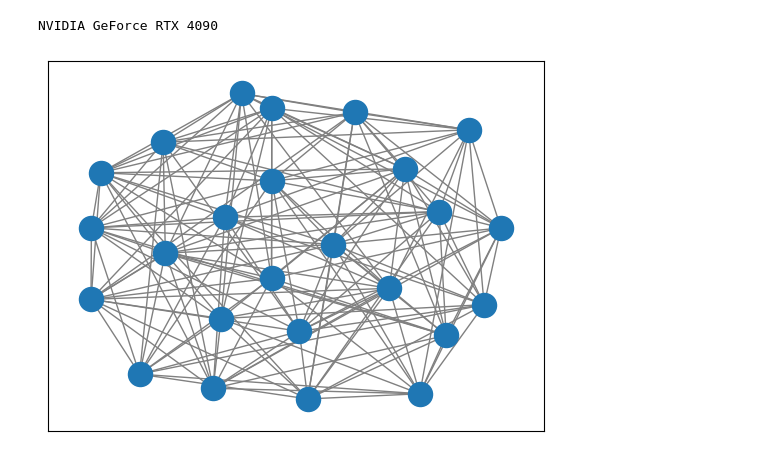
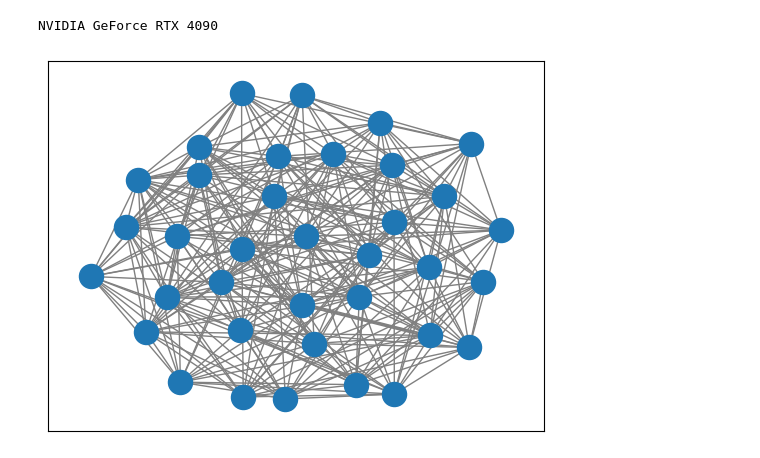
Before and after one commit to dipplestix/GNN, a Jupyter notebook: JK_Color_Attention_Head.ipynb, the cells around one changed output. Cells and saved outputs as stored; diff of their text form; code cells hidden in the pictures.

```diff
--- a/JK_Color_Attention_Head.ipynb
+++ b/JK_Color_Attention_Head.ipynb
@@ -75,11 +75,11 @@ class JKColor(nn.Module):
         adj = to_dense_adj(edge_index).squeeze(0).to(edge_index.device)
         self.adj_normalized = adj
 # %%
-graph = 'queen5_5.col'
+graph = 'queen6_6.col'
 n, edge_list, col_list = col_to_edge_list(f'data/input/COLOR/instances/{graph}')
 plot_coloring(edge_list)
 # %% [output]
-[figure, old version]
+[figure, new version]
 # %%
 print(model)
 # %% [output]
```
Also changed, not shown: parts of 8 cells of this notebook.
